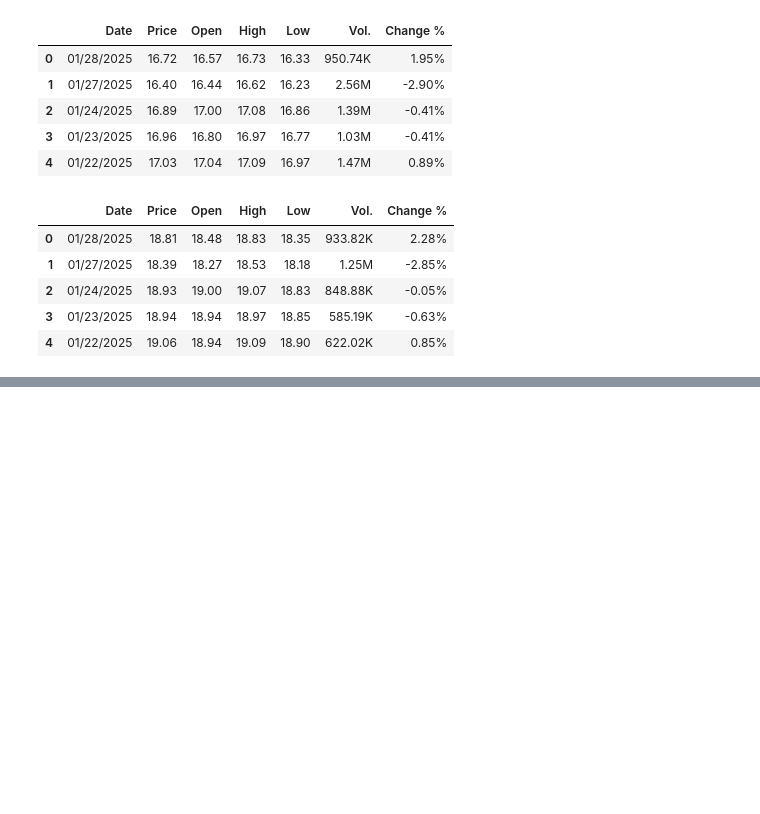
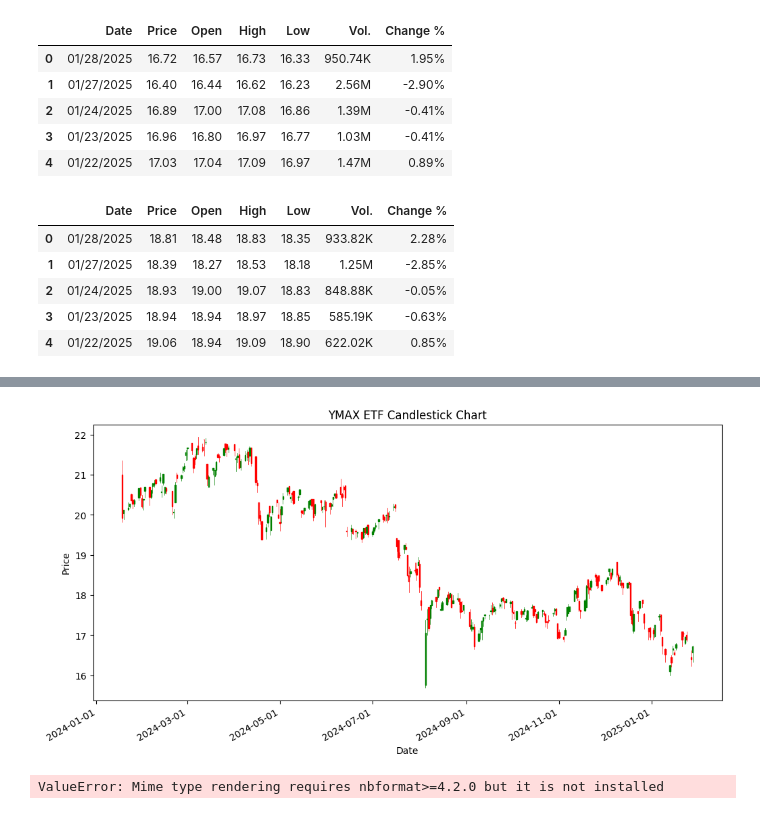
Before and after one commit to BensonMunene/Ratios-Strategy-App, a Jupyter notebook: Codes/Backtester Algorithm1.ipynb, the cells around one changed output, grey strips where cells are left out. Cells and saved outputs as stored; diff of their text form; code cells hidden in the pictures; blank space fills up the shorter version.

```diff
--- a/Codes/Backtester Algorithm1.ipynb
+++ b/Codes/Backtester Algorithm1.ipynb
@@ -33,3 +33,13 @@ YMAG.head()
 | 2 | 01/24/2025 | 18.93 | 19.00 | 19.07 | 18.83 | 848.88K | -0.05% |
 | 3 | 01/23/2025 | 18.94 | 18.94 | 18.97 | 18.85 | 585.19K | -0.63% |
 | 4 | 01/22/2025 | 19.06 | 18.94 | 19.09 | 18.90 | 622.02K | 0.85% |
+# %%
+#Convert dates to their right format in both YMAX and YMAG DataFrames
+YMAG['Date'] = pd.to_datetime(YMAG['Date'])
+YMAX['Date'] = pd.to_datetime(YMAX['Date'])
+YMAX = YMAX.set_index('Date')
+YMAG = YMAG.set_index('Date')
+# %%
+# Drop columns Vol and Change in both YMAX and YMAG DataFrames
+YMAX = YMAX.drop(columns=['Vol.', 'Change %'])
+YMAG = YMAG.drop(columns=['Vol.', 'Change %'])
@@ -35,0 +57,70 @@ YMAG.head()
+# %%
+import matplotlib.pyplot as plt
+from mplfinance.original_flavor import candlestick_ohlc
+import matplotlib.dates as mdates
+import pandas as pd
+
+# Convert Date index to datetime format
+YMAX.index = pd.to_datetime(YMAX.index)
+
+# Convert dates to numerical format for matplotlib
+YMAX['Date'] = YMAX.index.map(mdates.date2num)
+
+# Select required columns for candlestick_ohlc
+ohlc = YMAX[['Date', 'Open', 'High', 'Low', 'Price']].copy()
+
+# Create the figure and axis
+fig, ax = plt.subplots(figsize=(12, 6))
+
+# Format the x-axis dates to avoid clutter
+ax.xaxis.set_major_locator(mdates.AutoDateLocator())  # Auto-adjust date intervals
+ax.xaxis.set_major_formatter(mdates.DateFormatter('%Y-%m-%d'))  # Format as YYYY-MM-DD
+
+# Plot the candlestick chart
+candlestick_ohlc(ax, ohlc.values, width=0.6, colorup='green', colordown='red')
+
+# Labels and title
+ax.set_xlabel('Date')
+ax.set_ylabel('Price')
+ax.set_title('YMAX ETF Candlestick Chart')
+
+# Rotate x-axis labels for better readability
+fig.autofmt_xdate()
+
+# Show the plot
+plt.show()
+# %% [output]
+[figure, added]
+# %%
+import pandas as pd
+import plotly.graph_objects as go
+
+# Convert index to datetime if it's not already
+YMAX.index = pd.to_datetime(YMAX.index)
+
+# Create a Plotly Candlestick Chart
+fig = go.Figure(data=[
+    go.Candlestick(
+        x=YMAX.index,  # X-axis: Date
+        open=YMAX['Open'],
+        high=YMAX['High'],
+        low=YMAX['Low'],
+        close=YMAX['Price'],
+        increasing_line_color='green',
+        decreasing_line_color='red'
+    )
+])
+
+# Customize Layout
+fig.update_layout(
+    title="YMAX ETF Candlestick Chart",
+    xaxis_title="Date",
+    yaxis_title="Price",
+    xaxis_rangeslider_visible=False,  # Hide range slider
+    template="plotly_dark",  # Optional: dark theme
+)
+
+# Show the interactive chart
+fig.show()
+# %% [output]
+ValueError: Mime type rendering requires nbformat>=4.2.0 but it is not installed
```
Also changed, not shown: parts of 1 cell of this notebook.
